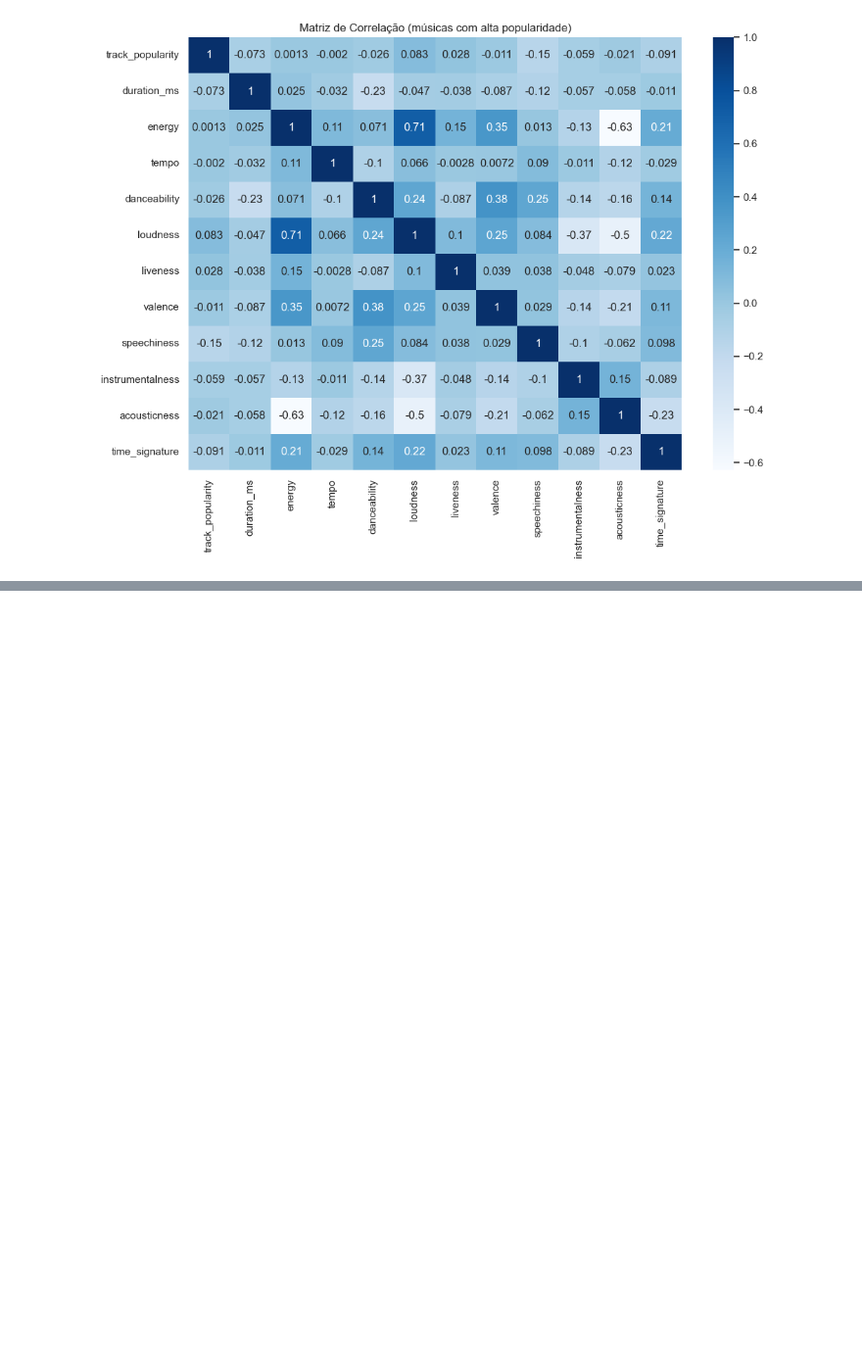
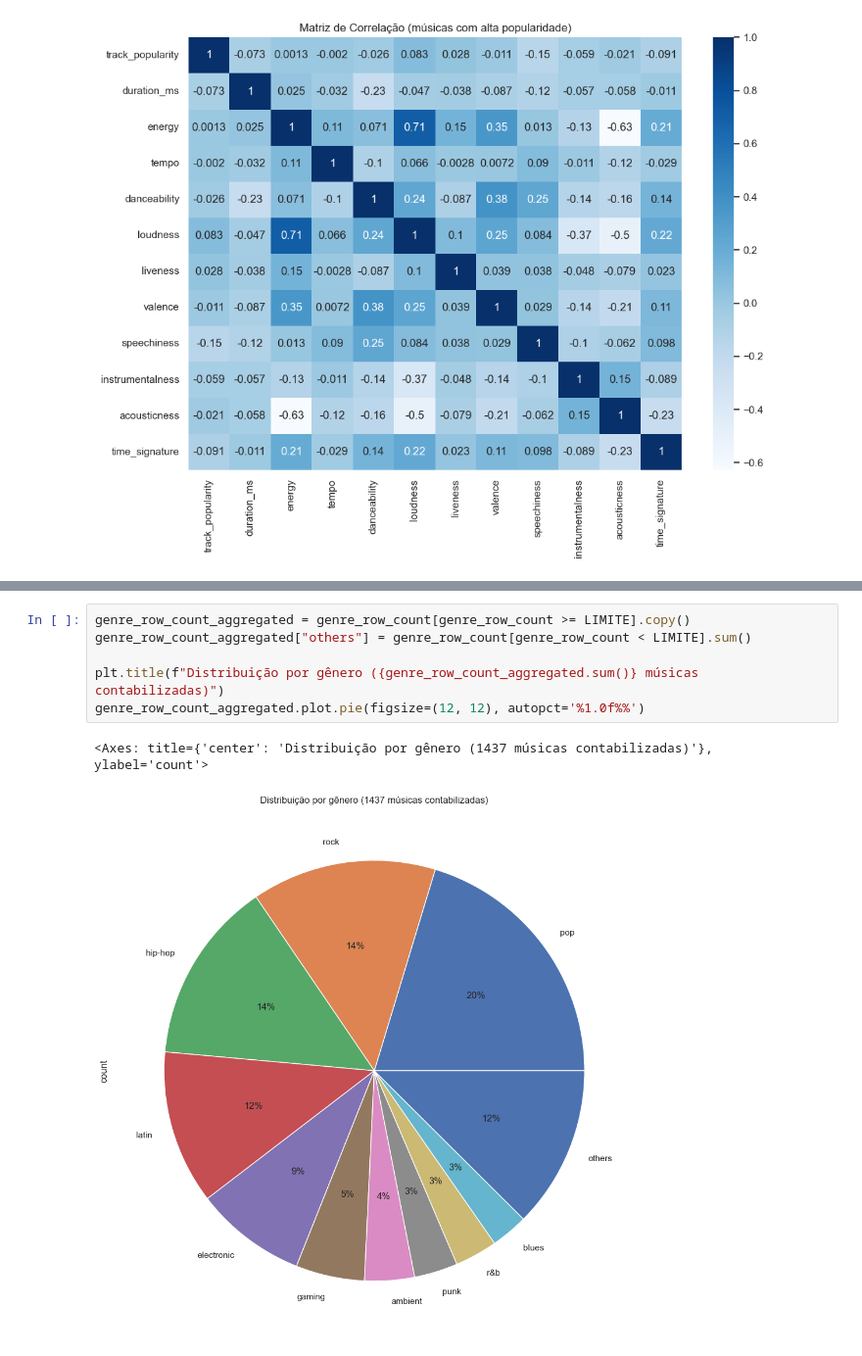
Before and after one commit to vhdtv/Previsor-de-Hits-IA, a Jupyter notebook: notebooks/analise_exploratoria.ipynb, the cells around one changed output, grey strips where cells are left out. Shown at 98% size. Drawn from its saved outputs; the diff is of its cells as text; blank space fills up the shorter version.

```diff
--- a/notebooks/analise_exploratoria.ipynb
+++ b/notebooks/analise_exploratoria.ipynb
@@ -104,0 +161,9 @@ sns.heatmap(correlation_data, cmap="Blues", annot=True).set(title="Matriz de Cor
+# %%
+genre_row_count_aggregated = genre_row_count[genre_row_count >= LIMITE].copy()
+genre_row_count_aggregated["others"] = genre_row_count[genre_row_count < LIMITE].sum()
+
+plt.title(f"Distribuição por gênero ({genre_row_count_aggregated.sum()} músicas contabilizadas)")
+genre_row_count_aggregated.plot.pie(figsize=(12, 12), autopct='%1.0f%%')
+# %% [output]
+<Axes: title={'center': 'Distribuição por gênero (1437 músicas contabilizadas)'}, ylabel='count'>
+[figure, added]
```
Also changed, not shown: parts of 10 cells of this notebook, 1 other file.
